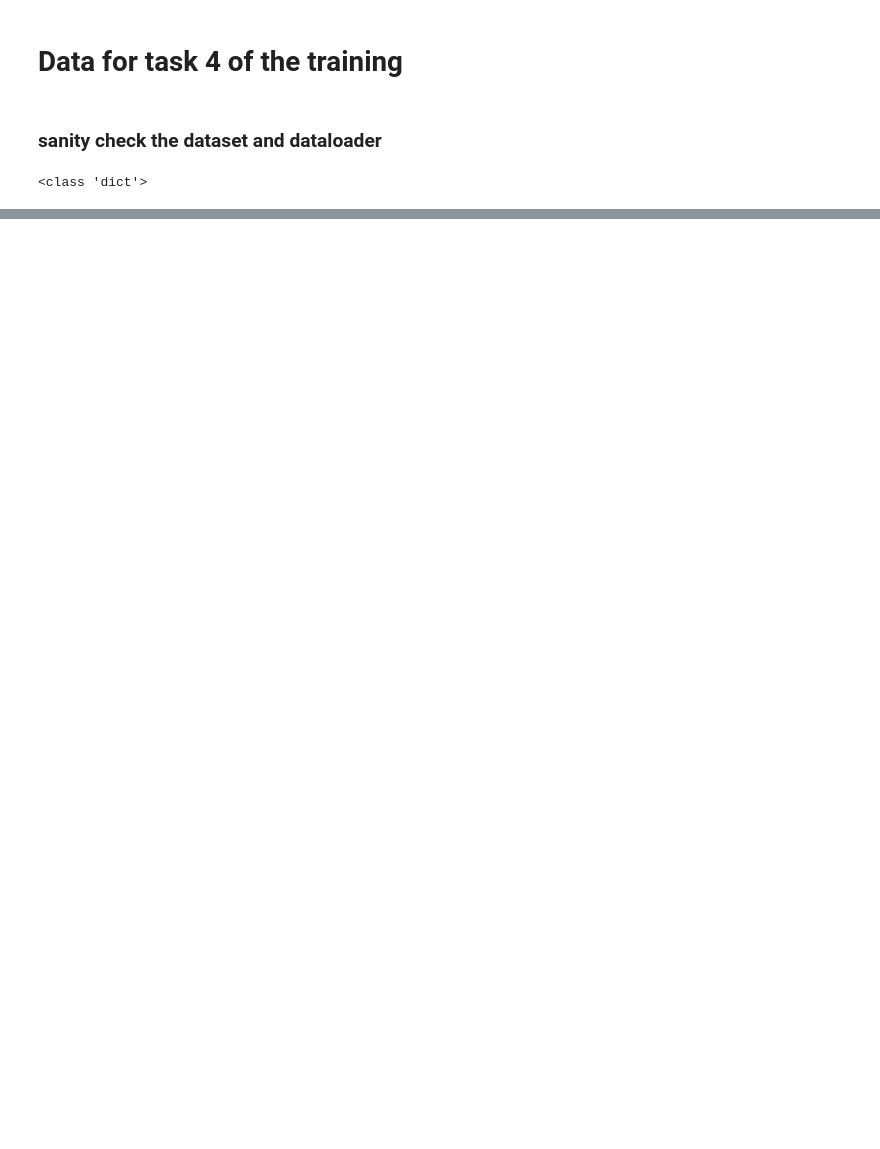
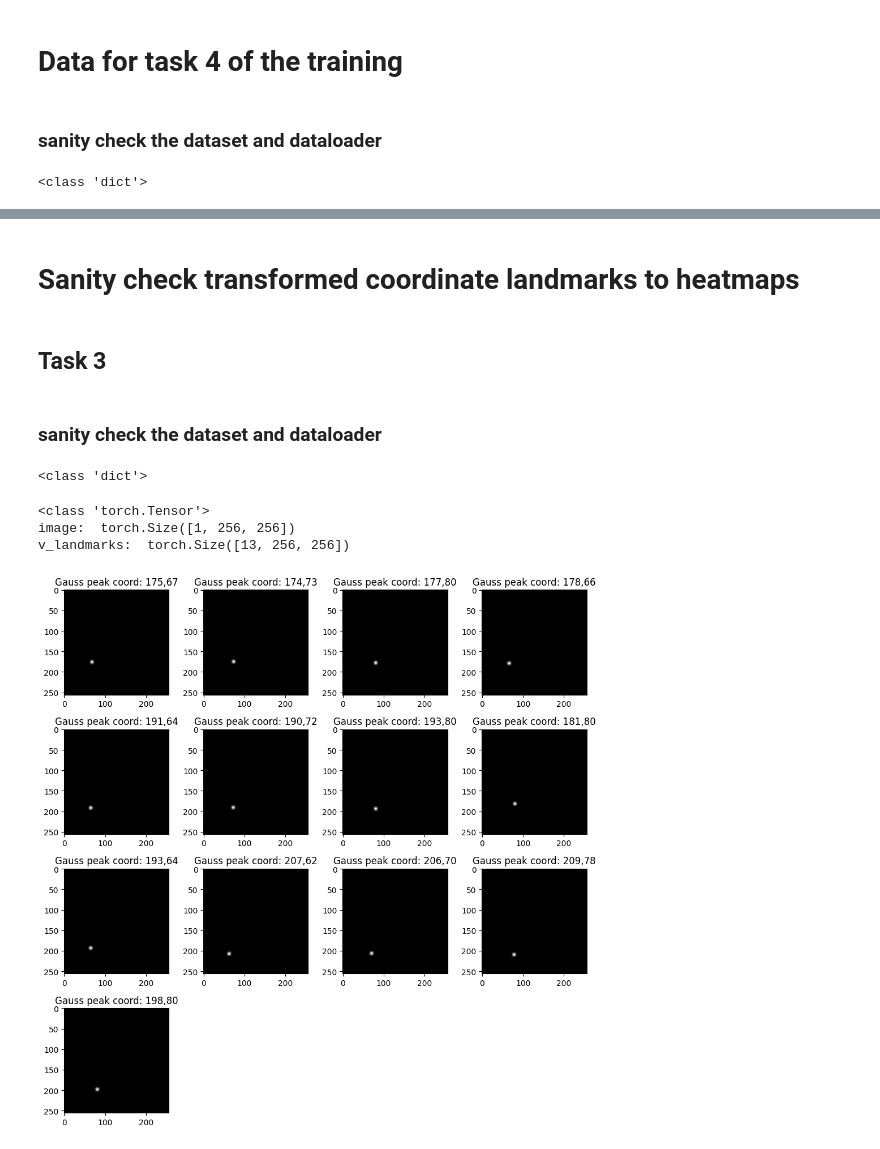
Before and after one commit to saeedmehrang/cvmt, a Jupyter notebook: notebooks/ml/data_debugging.ipynb, the cells around one changed output, grey strips where cells are left out. Saved outputs shown, nothing was run; the diff lists cells and outputs as text; code cells hidden in the pictures; blank space fills up the shorter version.

```diff
--- a/notebooks/ml/data_debugging.ipynb
+++ b/notebooks/ml/data_debugging.ipynb
@@ -344,0 +296,4 @@ f_landmarks:  torch.Size([19, 2])
+# %% [markdown]
+# Sanity check transformed coordinate landmarks to heatmaps
+# %% [markdown]
+## Task 3
@@ -344,0 +338,36 @@ f_landmarks:  torch.Size([19, 2])
+# %% [markdown]
+### sanity check the dataset and dataloader
+# %%
+for batch in dataloader:
+    print(type(batch))
+    # Train the model on this batch
+    break
+# %% [output]
+<class 'dict'>
+# %%
+batch = [{k:v[i] for k, v in batch.items()} for i in range(len(batch['image']))]
+# %%
+samples = []
+v_shapes = []
+for i, sample in enumerate(batch):
+    print(type(sample['image']))
+    print("image: ", sample['image'].shape)
+    if 'v_landmarks'in sample and sample['v_landmarks'] is not None:
+        print("v_landmarks: ", sample['v_landmarks'].shape)
+    if 'f_landmarks' in sample and sample['f_landmarks'] is not None:
+        print("f_landmarks: ", sample['f_landmarks'].shape)
+    print()
+
+    # plot
+    v_landmarks = sample['v_landmarks'] if 'v_landmarks' in sample else None
+    f_landmarks = sample['f_landmarks'] if 'f_landmarks' in sample else None
+    image = sample['image'][0,...]
+
+    plot_many_heatmaps(v_landmarks)
+    print()
+    break
+# %% [output]
+<class 'torch.Tensor'>
+image:  torch.Size([1, 256, 256])
+v_landmarks:  torch.Size([13, 256, 256])
+[figure, added]
```
Also changed, not shown: parts of 8 cells of this notebook, 2 other files.
